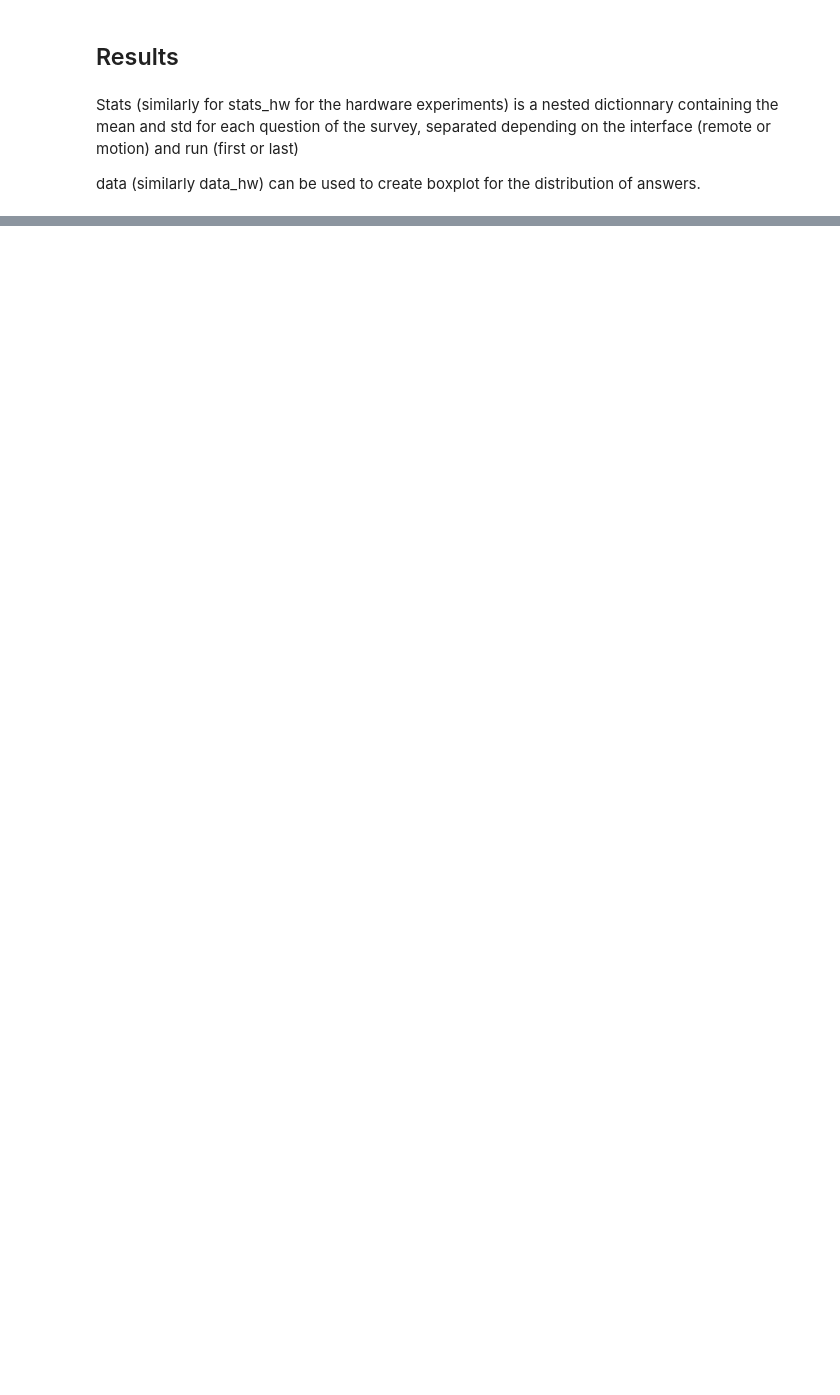
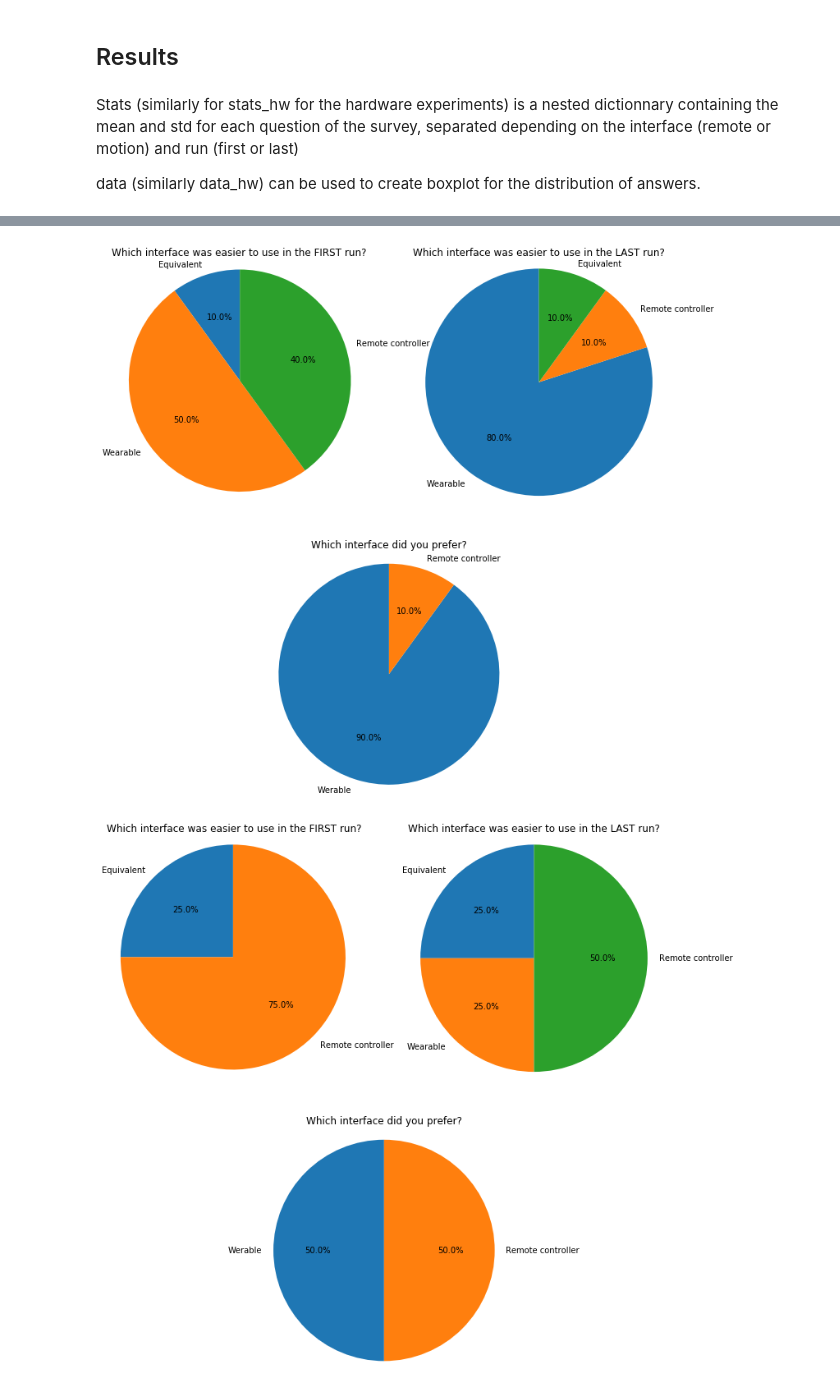
Before and after one commit to medioman22/Bidirectional_Interface, a Jupyter notebook: data_analysis/Surveys/analyze_form_learn.ipynb, the cells around one changed output, grey strips where cells are left out. Cells and saved outputs as stored; diff of their text form; code cells hidden in the pictures; blank space fills up the shorter version.

```diff
--- a/data_analysis/Surveys/analyze_form_learn.ipynb
+++ b/data_analysis/Surveys/analyze_form_learn.ipynb
@@ -113,3 +127,40 @@ plt.boxplot(data[age])
+# %%
+def plot_pies(data):
+
+    plt.figure(figsize = (12,12))
+
+    gender_pie_data = Counter(data[gender])
+    easier_first_pie_data = Counter(data[easier_first])
+    easier_last_pie_data = Counter(data[easier_last])
+    prefered_pie_data = Counter(data[prefered])
+
+#     ax1 = plt.subplot(221)
+#     ax1.pie(gender_pie_data.values(), labels=gender_pie_data.keys(), autopct='%1.1f%%', startangle=90)
+#     ax1.axis('equal')  # Equal aspect ratio ensures that pie is drawn as a circle.
+#     ax1.set_title(gender)
+
+    ax1 = plt.subplot(221)
+    ax1.pie(easier_first_pie_data.values(), labels=easier_first_pie_data.keys(), autopct='%1.1f%%', startangle=90)
+    ax1.axis('equal')  # Equal aspect ratio ensures that pie is drawn as a circle.
+    ax1.set_title(easier_first)
+
+    ax1 = plt.subplot(222)
+    ax1.pie(easier_last_pie_data.values(), labels=easier_last_pie_data.keys(), autopct='%1.1f%%', startangle=90)
+    ax1.axis('equal')  # Equal aspect ratio ensures that pie is drawn as a circle.
+    ax1.set_title(easier_last)
+
+    ax1 = plt.subplot(212)
+    ax1.pie(prefered_pie_data.values(), labels=prefered_pie_data.keys(), autopct='%1.1f%%', startangle=90)
+    ax1.axis('equal')  # Equal aspect ratio ensures that pie is drawn as a circle.
+    ax1.set_title(prefered)
+
+    plt.show()
+
+plot_pies(data_sim)
+plot_pies(data_hw)
+# %% [output]
+[figure, added]
+[figure, added]
 # %%
 gender_pie_data = Counter(data[gender])
 easier_first_pie_data = Counter(data[easier_first])
```
Also changed, not shown: parts of 6 cells of this notebook, 6 other files.
